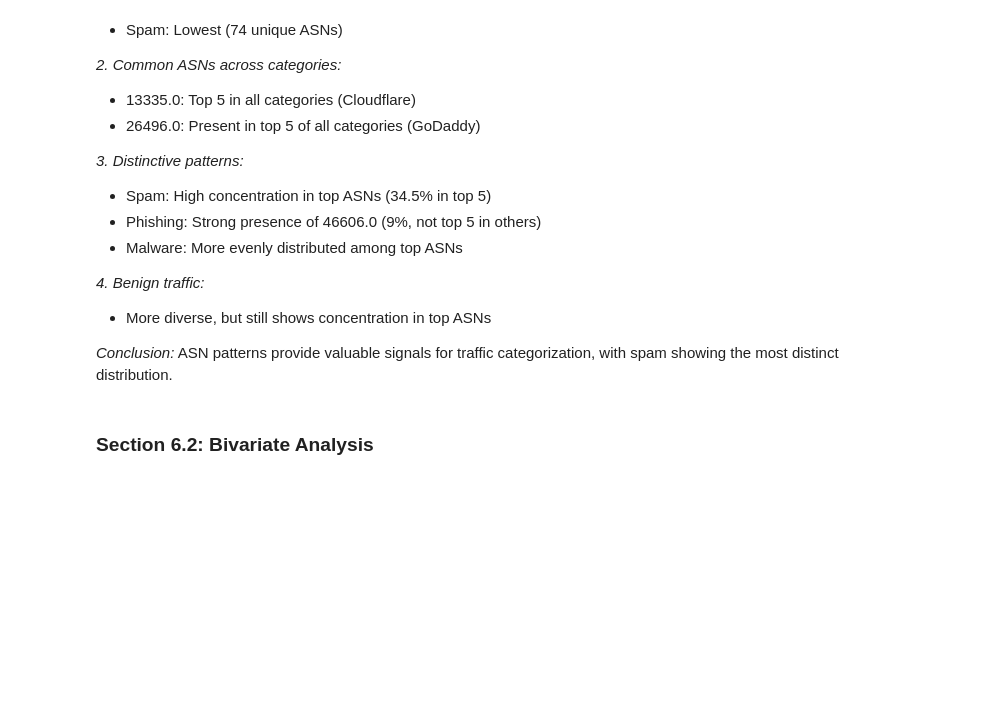
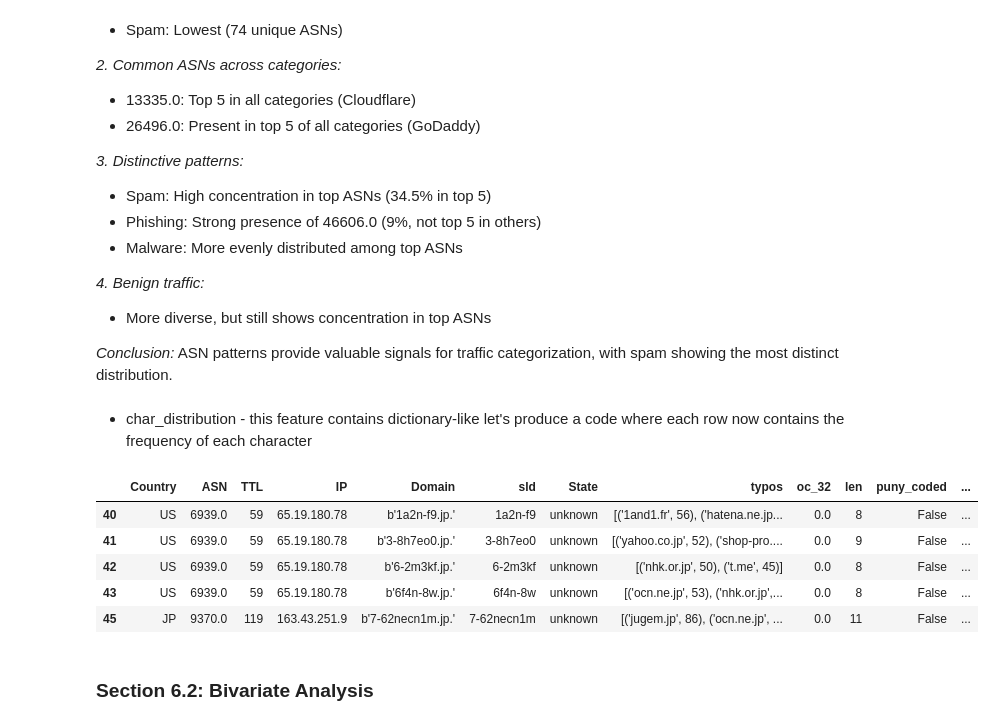
Before and after one commit to roy2392/CIC-Bell-DNS-2021-ML, a Jupyter notebook: notebooks/CIC Bell DNS EDA.ipynb, the cells around one changed output. Saved outputs shown, nothing was run; the diff lists cells and outputs as text; code cells hidden in the pictures; blank space fills up the shorter version.

```diff
--- a/notebooks/CIC Bell DNS EDA.ipynb
+++ b/notebooks/CIC Bell DNS EDA.ipynb
@@ -975,6 +977,22 @@ Top 5 categories:
    - More diverse, but still shows concentration in top ASNs
 
 *Conclusion:* ASN patterns provide valuable signals for traffic categorization, with spam showing the most distinct distribution.
+# %% [markdown]
+* char_distribution - this feature contains dictionary-like
+let's produce a code where each row now contains the frequency of each character
+# %%
+# apply the preprocess_char_distribution function to add the frequency of each character in the 'char_distribution' column
+df, new_columns = preprocess_char_distribution(df)
+
+# Display the resulting DataFrame
+df.head()
+# %% [output]
+|  | Country | ASN | TTL | IP | Domain | sld | State | typos | oc_32 | len | puny_coded | ... |
+| 40 | US | 6939.0 | 59 | 65.19.180.78 | b'1a2n-f9.jp.' | 1a2n-f9 | unknown | [('1and1.fr', 56), ('hatena.ne.jp... | 0.0 | 8 | False | ... |
+| 41 | US | 6939.0 | 59 | 65.19.180.78 | b'3-8h7eo0.jp.' | 3-8h7eo0 | unknown | [('yahoo.co.jp', 52), ('shop-pro.... | 0.0 | 9 | False | ... |
+| 42 | US | 6939.0 | 59 | 65.19.180.78 | b'6-2m3kf.jp.' | 6-2m3kf | unknown | [('nhk.or.jp', 50), ('t.me', 45)] | 0.0 | 8 | False | ... |
+| 43 | US | 6939.0 | 59 | 65.19.180.78 | b'6f4n-8w.jp.' | 6f4n-8w | unknown | [('ocn.ne.jp', 53), ('nhk.or.jp',... | 0.0 | 8 | False | ... |
+| 45 | JP | 9370.0 | 119 | 163.43.251.9 | b'7-62necn1m.jp.' | 7-62necn1m | unknown | [('jugem.jp', 86), ('ocn.ne.jp', ... | 0.0 | 11 | False | ... |
 # %% [markdown]
 ### Section 6.2: Bivariate Analysis
 # %% [markdown]
```
Also changed, not shown: parts of 9 cells of this notebook, 1 other file.
